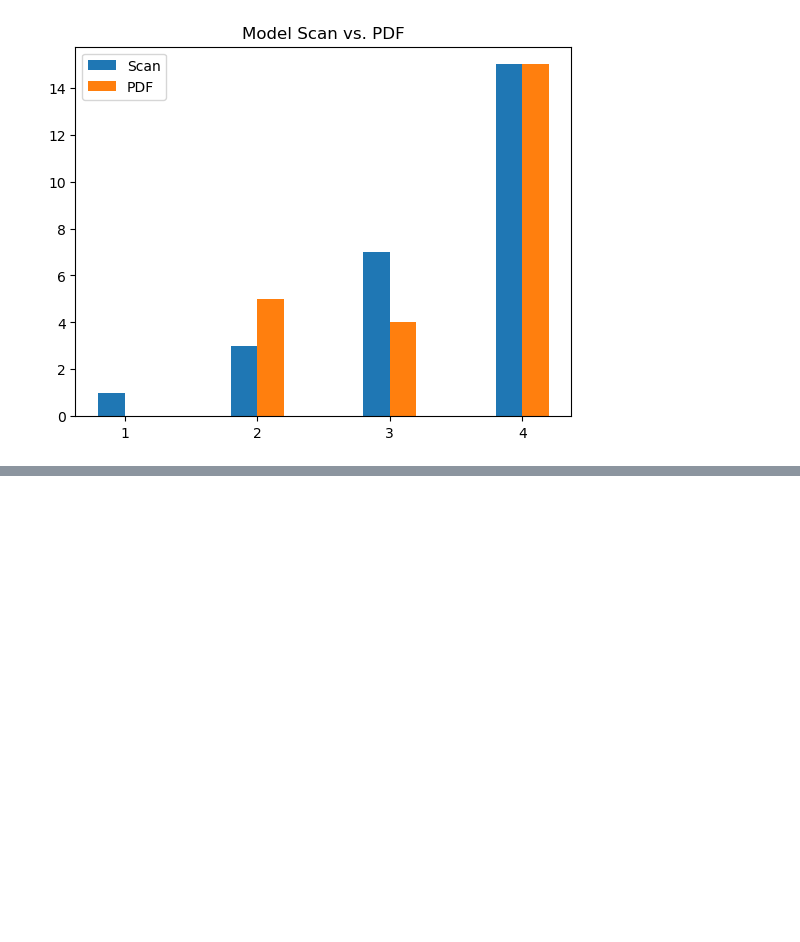
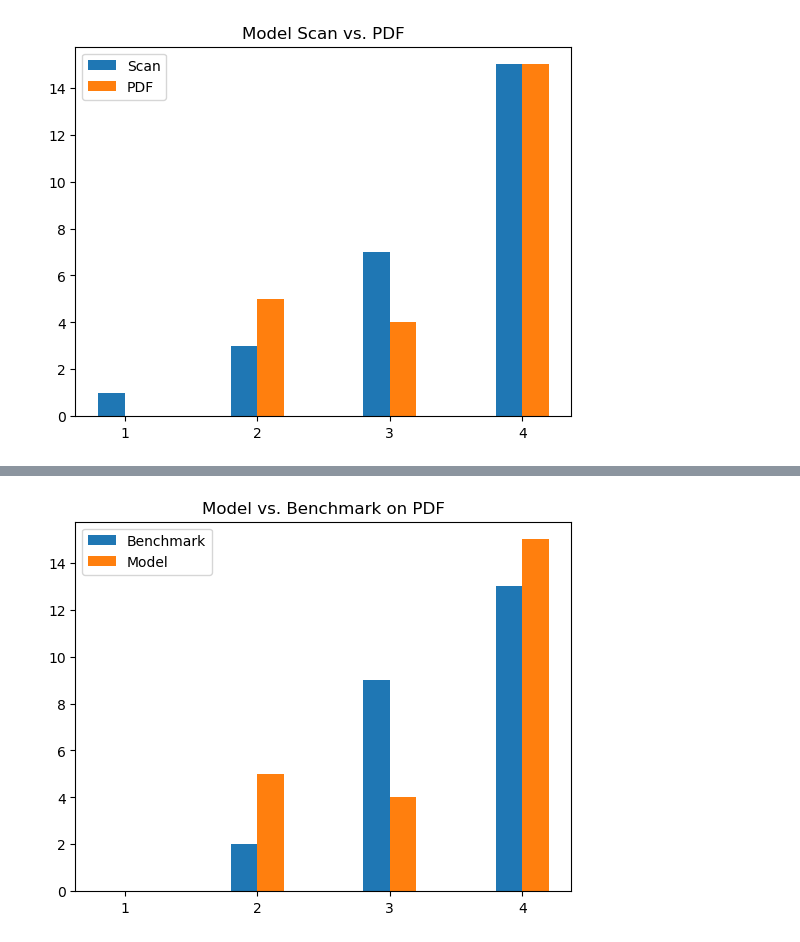
Before and after one commit to Paul01001000/HFU-Bachelor-Thesis, a Jupyter notebook: Data_Analysis.ipynb, the cells around one changed output, grey strips where cells are left out. Cells and saved outputs as stored; diff of their text form; code cells hidden in the pictures; blank space fills up the shorter version.

```diff
--- a/Data_Analysis.ipynb
+++ b/Data_Analysis.ipynb
@@ -376,0 +458,8 @@ plt.show()
+# %%
+plt.title("Model vs. Benchmark on PDF")
+plt.xticks(range(1,5))
+plt.hist([benchmark_pdf.Quota,test_results_pdf.Quota],bins=[0.75+0.5*i for i in range(8)])
+plt.legend(["Benchmark","Model"])
+plt.show()
+# %% [output]
+[figure, added]
```
Also changed, not shown: parts of 20 cells of this notebook.
